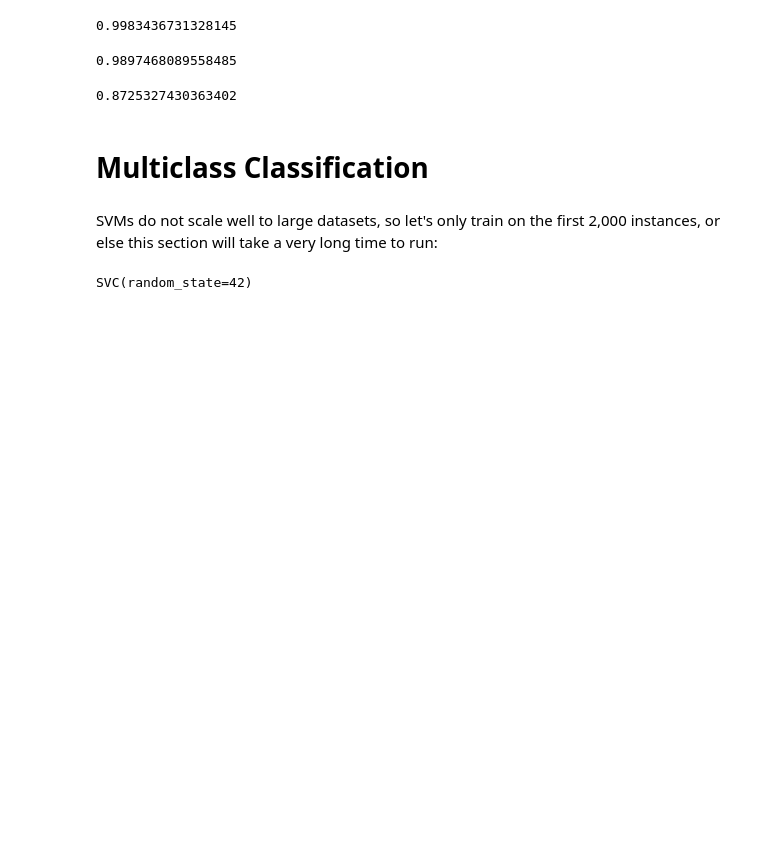
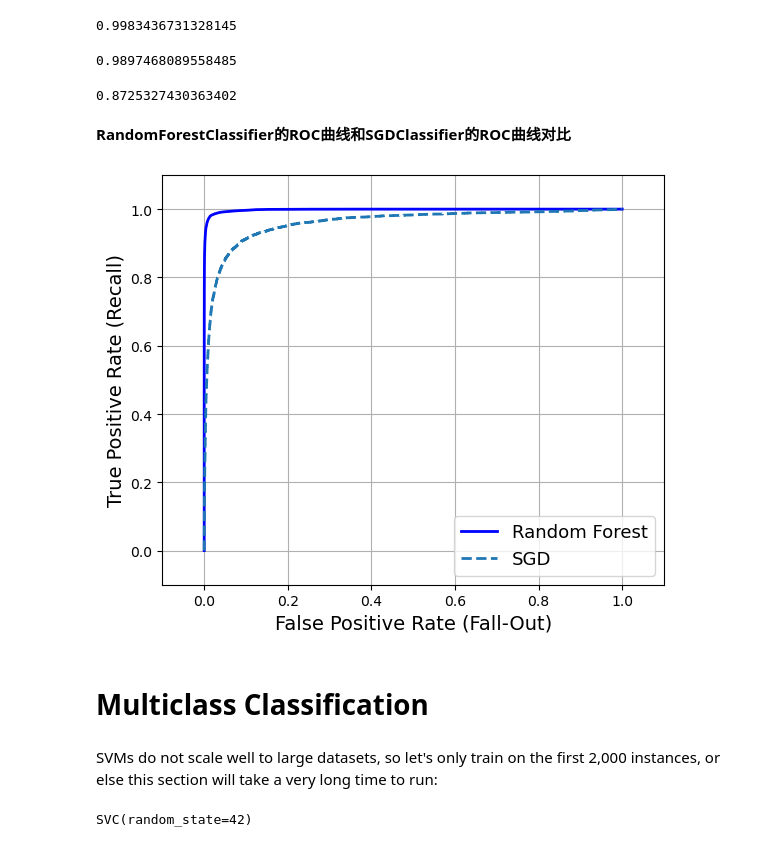
Before and after one commit to zhouchiji/handson-ml3, a Jupyter notebook: 03_classification.ipynb, the cells around one changed output. Saved outputs shown, nothing was run; the diff lists cells and outputs as text; code cells hidden in the pictures; blank space fills up the shorter version.

Commit message:
add comment for RandomForest

```diff
--- a/03_classification.ipynb
+++ b/03_classification.ipynb
@@ -603,6 +607,28 @@ precision_score(y_train_5, y_train_pred_forest)
 recall_score(y_train_5, y_train_pred_forest)
 # %% [output]
 0.8725327430363402
+# %% [markdown]
+**RandomForestClassifier的ROC曲线和SGDClassifier的ROC曲线对比**
+# %%
+fpr_random_forest, tpr_random_forest, threshold_random_forest = roc_curve(y_train_5, y_scores_forest)
+# %%
+plt.figure(figsize=(6, 5))  # extra code – not needed, just formatting
+
+plt.plot(fpr_random_forest, tpr_random_forest, "b-", linewidth=2, label="Random Forest")
+plt.plot(fpr, tpr, "--", linewidth=2, label="SGD")
+
+# extra code – just beautifies and saves Figure 3–8
+plt.xlabel('False Positive Rate (Fall-Out)')
+plt.ylabel('True Positive Rate (Recall)')
+# 标注图像坐标轴展示大小，由于图像无限接近于左上角，所以0-1的范围看不出任何东西，都贴在坐标轴上了
+plt.axis([-0.1, 1.1, -0.1, 1.1])
+plt.grid()
+plt.legend(loc="lower right", fontsize=13)
+save_fig("roc_curve_plot_vs")
+
+plt.show()
+# %% [output]
+[figure, added]
 # %% [markdown]
 # Multiclass Classification
 # %% [markdown]
```
Also changed, not shown: parts of 4 cells of this notebook.
